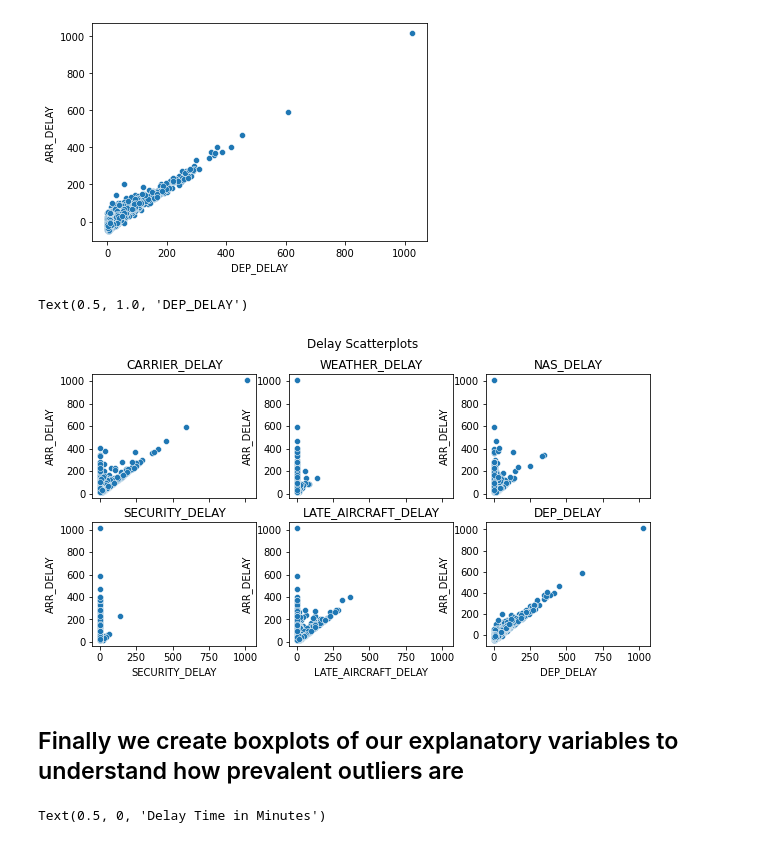
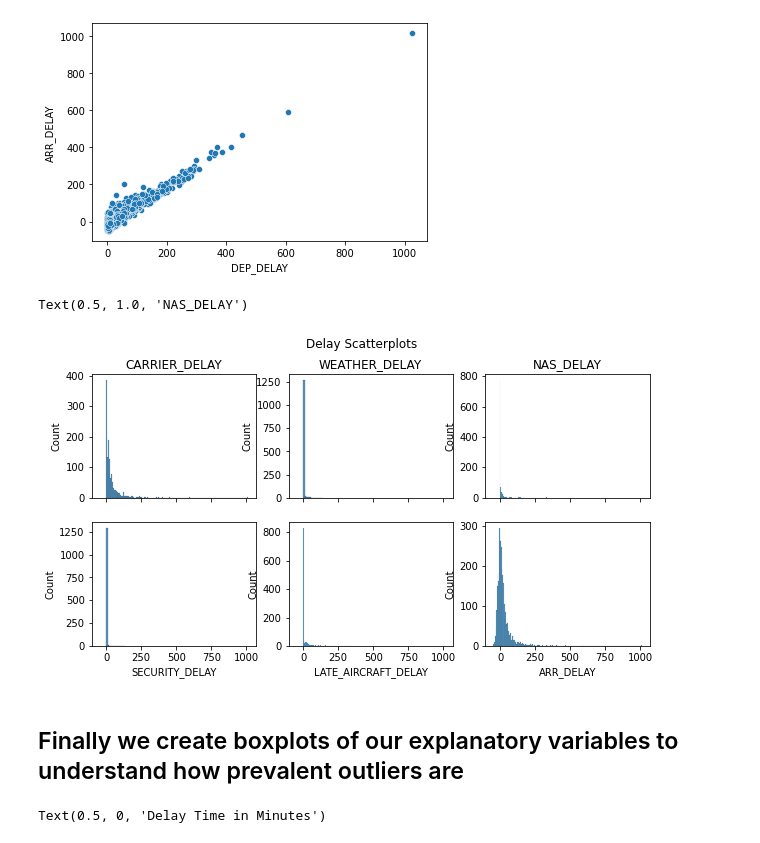
Before and after one commit to noahruiz416/Airport_On_Time_Arrivals, a Jupyter notebook: EDA_Airport_Arrivals.ipynb, the cells around one changed output. Cells and saved outputs as stored; diff of their text form; code cells hidden in the pictures.

Commit message:
Update EDA_Airport_Arrivals.ipynb
Fixed Plots

```diff
--- a/EDA_Airport_Arrivals.ipynb
+++ b/EDA_Airport_Arrivals.ipynb
@@ -124,25 +141,22 @@ create_scatter("DEP_DELAY", "ARR_DELAY", df)
 # %%
 #this block of code creates a large summation of the plots created above
 figure, axes = plt.subplots(2, 3, sharex=True, figsize=(10,5))
 figure.suptitle('Delay Scatterplots')
 
-sns.scatterplot(ax=axes[0, 0], data=df, x='CARRIER_DELAY', y='ARR_DELAY')
-sns.scatterplot(ax=axes[0, 1], data=df, x='WEATHER_DELAY', y='ARR_DELAY')
-sns.scatterplot(ax=axes[0, 2], data=df, x='NAS_DELAY', y='ARR_DELAY')
-sns.scatterplot(ax=axes[1, 0], data=df, x='SECURITY_DELAY', y='ARR_DELAY')
-sns.scatterplot(ax=axes[1, 1], data=df, x='LATE_AIRCRAFT_DELAY', y='ARR_DELAY')
-sns.scatterplot(ax=axes[1, 2], data=df, x='DEP_DELAY', y='ARR_DELAY')
+sns.histplot(ax=axes[0, 0], data=df, x='CARRIER_DELAY')
+sns.histplot(ax=axes[0, 1], data=df, x='WEATHER_DELAY')
+sns.histplot(ax=axes[0, 2], data=df, x='NAS_DELAY')
+sns.histplot(ax=axes[1, 0], data=df, x='SECURITY_DELAY')
+sns.histplot(ax=axes[1, 1], data=df, x='LATE_AIRCRAFT_DELAY')
+sns.histplot(ax=axes[1, 2], data=df, x='ARR_DELAY')
 axes[0, 0].set_title('CARRIER_DELAY')
 axes[0, 1].set_title('WEATHER_DELAY')
 axes[0, 2].set_title('NAS_DELAY')
-axes[1, 0].set_title('SECURITY_DELAY')
-axes[1, 1].set_title('LATE_AIRCRAFT_DELAY')
-axes[1, 2].set_title('DEP_DELAY')
 # %% [output]
-Text(0.5, 1.0, 'DEP_DELAY')
+Text(0.5, 1.0, 'NAS_DELAY')
-[figure, old version]
+[figure, new version]
-# %% [markdown]
-## Finally we create boxplots of our explanatory variables to understand how prevalent outliers are
+# %% [markdown]
+## Finally we create boxplots of our explanatory variables to understand how prevalent outliers are
 # %%
 cd = sns.boxplot(x=df['CARRIER_DELAY'])
 cd.set_title('Carrier Delay Boxplot')
```
Also changed, not shown: parts of 8 cells of this notebook.
